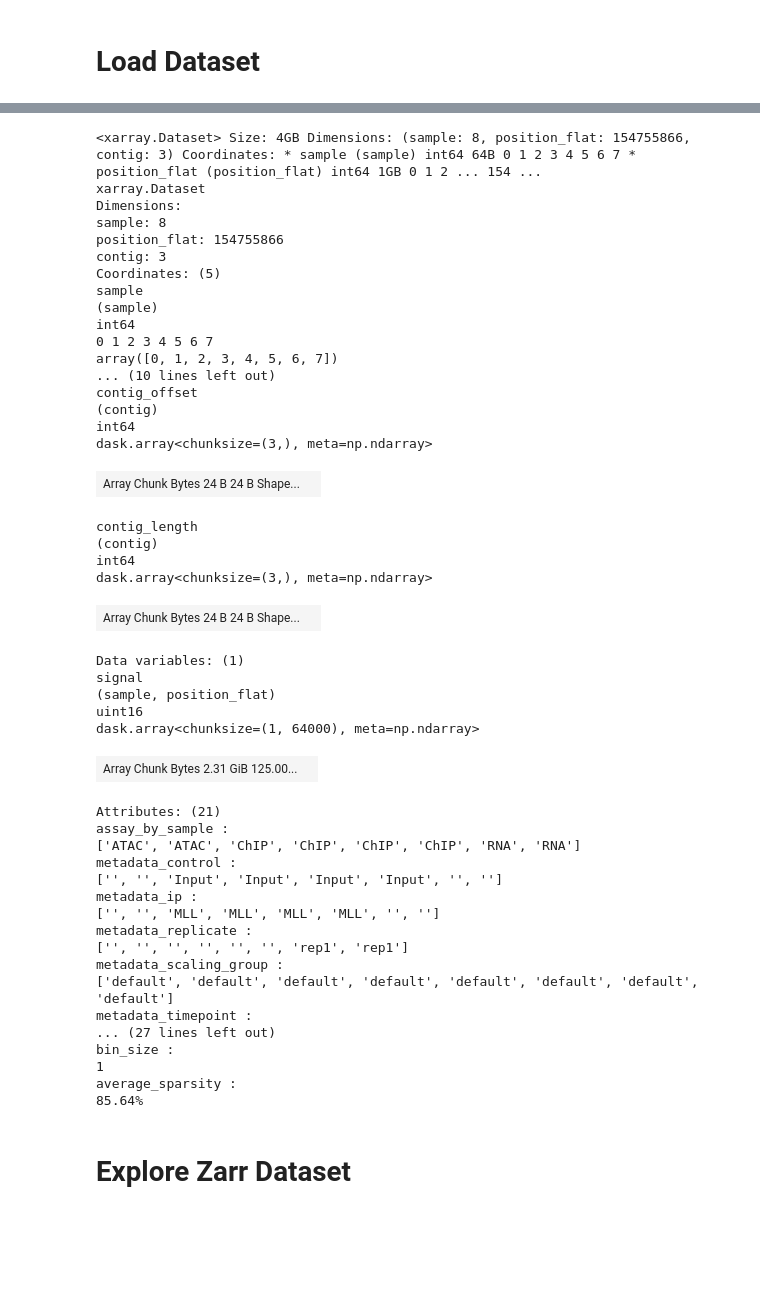
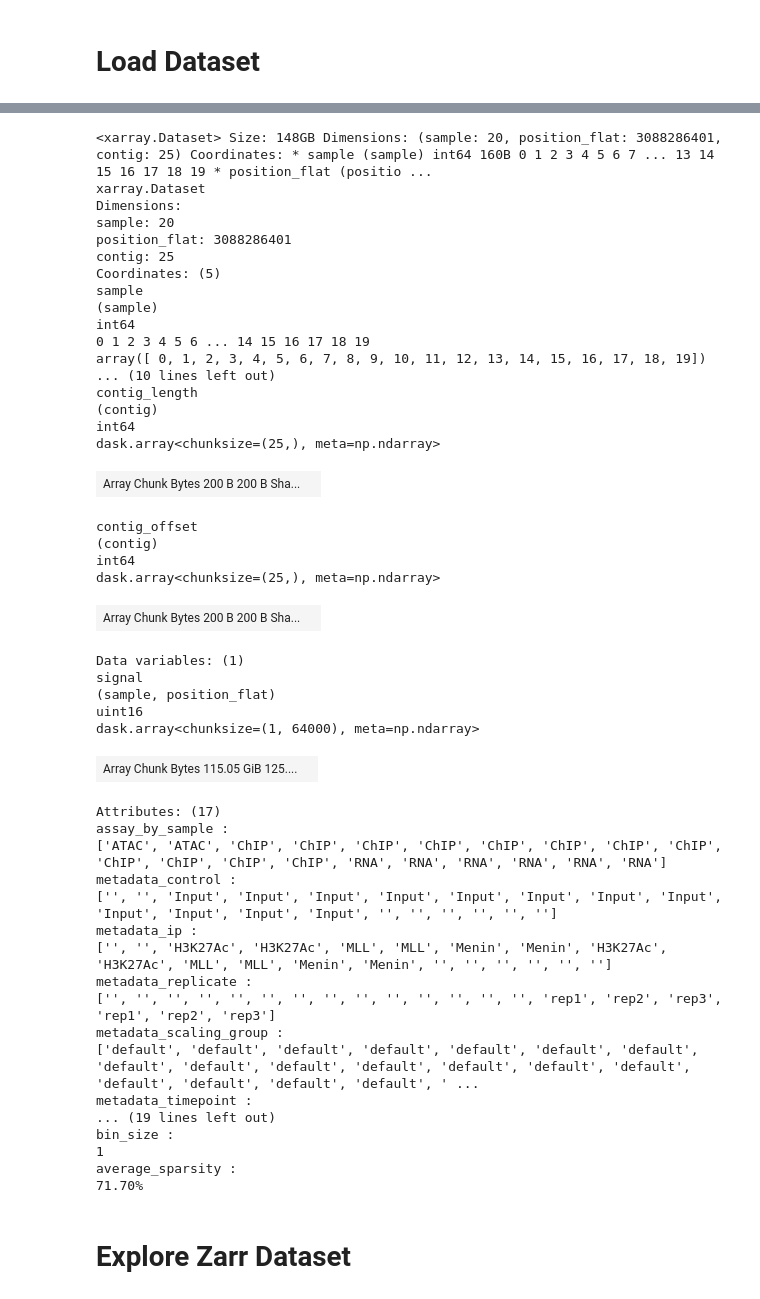
Before and after one commit to alsmith151/QuantNado, a Jupyter notebook: example/explore_dataset.ipynb, the cells around one changed output, grey strips where cells are left out. Saved outputs shown, nothing was run; the diff lists cells and outputs as text; code cells hidden in the pictures; blank space fills up the shorter version.

```diff
--- a/example/explore_dataset.ipynb
+++ b/example/explore_dataset.ipynb
@@ -25,6 +25,6 @@ fig_dir.mkdir(exist_ok=True)
 # %% [markdown]
 # Load Dataset
 # %%
-ds = BamStore.open("dataset", backend="zarr")
+ds = BamStore.open("dataset_full", backend="zarr")
 ds
 # %% [output]
@@ -32,48 +32,48 @@ ds
-<xarray.Dataset> Size: 4GB Dimensions: (sample: 8, position_flat: 154755866, contig: 3) Coordinates: * sample (sample) int64 64B 0 1 2 3 4 5 6 7 * position_flat (position_flat) int64 1GB 0 1 2 ... 154 ...
+<xarray.Dataset> Size: 148GB Dimensions: (sample: 20, position_flat: 3088286401, contig: 25) Coordinates: * sample (sample) int64 160B 0 1 2 3 4 5 6 7 ... 13 14 15 16 17 18 19 * position_flat (positio ...
 xarray.Dataset
 Dimensions:
-sample: 8
-position_flat: 154755866
-contig: 3
+sample: 20
+position_flat: 3088286401
+contig: 25
 Coordinates: (5)
 sample
 (sample)
 int64
-0 1 2 3 4 5 6 7
-array([0, 1, 2, 3, 4, 5, 6, 7])
+0 1 2 3 4 5 6 ... 14 15 16 17 18 19
+array([ 0, 1, 2, 3, 4, 5, 6, 7, 8, 9, 10, 11, 12, 13, 14, 15, 16, 17, 18, 19])
 ... (10 lines left out)
-contig_offset
+contig_length
 (contig)
 int64
-dask.array<chunksize=(3,), meta=np.ndarray>
+dask.array<chunksize=(25,), meta=np.ndarray>
-| Array Chunk Bytes 24 B 24 B Shape... |  |
+| Array Chunk Bytes 200 B 200 B Sha... |  |
-contig_length
+contig_offset
 (contig)
 int64
-dask.array<chunksize=(3,), meta=np.ndarray>
+dask.array<chunksize=(25,), meta=np.ndarray>
-| Array Chunk Bytes 24 B 24 B Shape... |  |
+| Array Chunk Bytes 200 B 200 B Sha... |  |
 Data variables: (1)
 signal
 (sample, position_flat)
 uint16
 dask.array<chunksize=(1, 64000), meta=np.ndarray>
-| Array Chunk Bytes 2.31 GiB 125.00... |  |
+| Array Chunk Bytes 115.05 GiB 125.... |  |
-Attributes: (21)
+Attributes: (17)
 assay_by_sample :
-['ATAC', 'ATAC', 'ChIP', 'ChIP', 'ChIP', 'ChIP', 'RNA', 'RNA']
+['ATAC', 'ATAC', 'ChIP', 'ChIP', 'ChIP', 'ChIP', 'ChIP', 'ChIP', 'ChIP', 'ChIP', 'ChIP', 'ChIP', 'ChIP', 'ChIP', 'RNA', 'RNA', 'RNA', 'RNA', 'RNA', 'RNA']
 metadata_control :
-['', '', 'Input', 'Input', 'Input', 'Input', '', '']
+['', '', 'Input', 'Input', 'Input', 'Input', 'Input', 'Input', 'Input', 'Input', 'Input', 'Input', 'Input', 'Input', '', '', '', '', '', '']
 metadata_ip :
-['', '', 'MLL', 'MLL', 'MLL', 'MLL', '', '']
+['', '', 'H3K27Ac', 'H3K27Ac', 'MLL', 'MLL', 'Menin', 'Menin', 'H3K27Ac', 'H3K27Ac', 'MLL', 'MLL', 'Menin', 'Menin', '', '', '', '', '', '']
 metadata_replicate :
-['', '', '', '', '', '', 'rep1', 'rep1']
+['', '', '', '', '', '', '', '', '', '', '', '', '', '', 'rep1', 'rep2', 'rep3', 'rep1', 'rep2', 'rep3']
 metadata_scaling_group :
-['default', 'default', 'default', 'default', 'default', 'default', 'default', 'default']
+['default', 'default', 'default', 'default', 'default', 'default', 'default', 'default', 'default', 'default', 'default', 'default', 'default', 'default', 'default', 'default', 'default', 'default', ' ...
 metadata_timepoint :
-... (27 lines left out)
+... (19 lines left out)
 bin_size :
 1
 average_sparsity :
-85.64%
+71.70%
 # %% [markdown]
 # Explore Zarr Dataset
```
Also changed, not shown: parts of 10 cells of this notebook, 2 other files.
